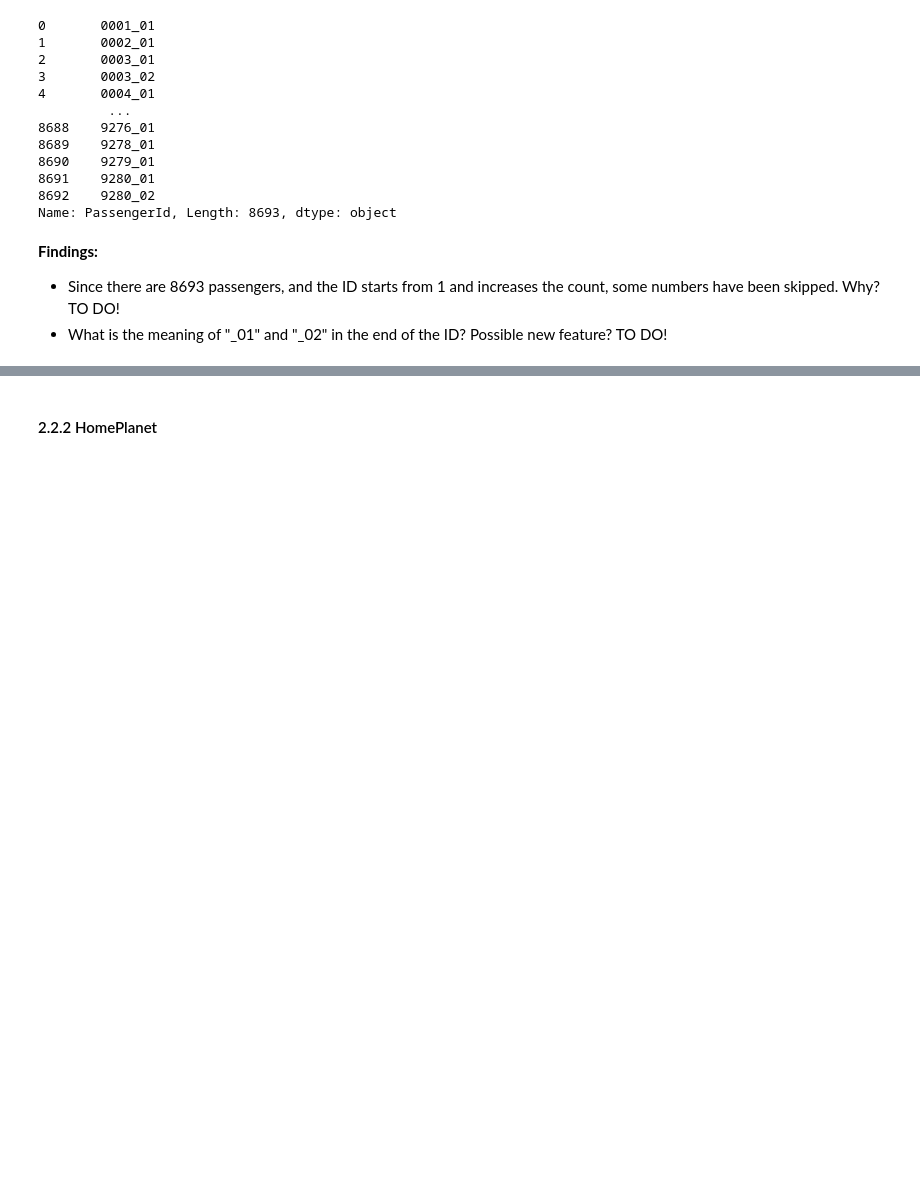
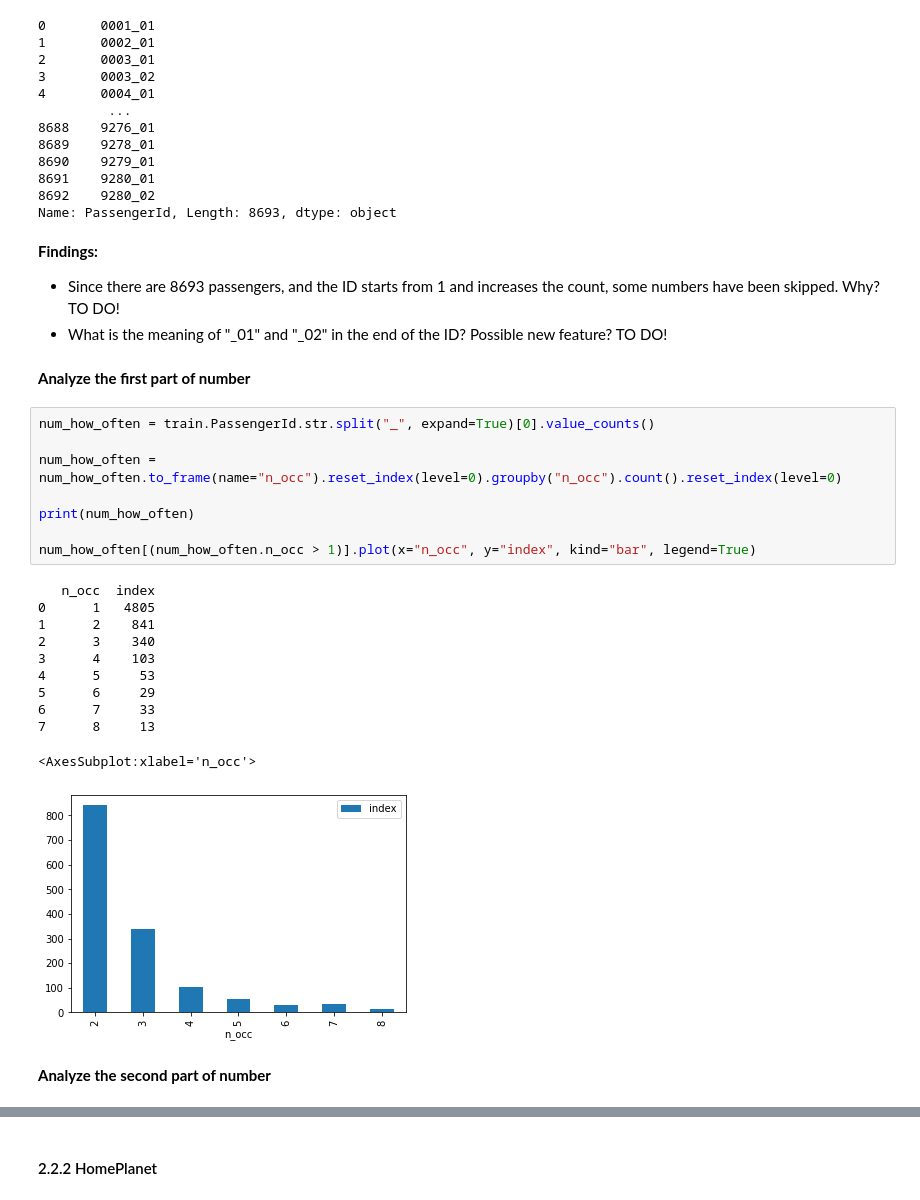
Before and after one commit to PatrickSVM/Spaceship-Titanic-Kaggle-Challenge, a Jupyter notebook: Spaceship_Titanic.ipynb, the cells around one changed output, grey strips where cells are left out. Drawn from its saved outputs; the diff is of its cells as text; blank space fills up the shorter version.

```diff
--- a/Spaceship_Titanic.ipynb
+++ b/Spaceship_Titanic.ipynb
@@ -137,3 +137,27 @@ Name: PassengerId, Length: 8693, dtype: object
 **Findings:**
 - Since there are 8693 passengers, and the ID starts from 1 and increases the count, some numbers have been skipped. Why? TO DO!
 - What is the meaning of "_01" and "_02" in the end of the ID? Possible new feature? TO DO!
+# %% [markdown]
+**Analyze the first part of number**
+# %%
+num_how_often = train.PassengerId.str.split("_", expand=True)[0].value_counts()
+
+num_how_often = num_how_often.to_frame(name="n_occ").reset_index(level=0).groupby("n_occ").count().reset_index(level=0)
+
+print(num_how_often)
+
+num_how_often[(num_how_often.n_occ > 1)].plot(x="n_occ", y="index", kind="bar", legend=True)
+# %% [output]
+   n_occ  index
+0      1   4805
+1      2    841
+2      3    340
+3      4    103
+4      5     53
+5      6     29
+6      7     33
+7      8     13
+<AxesSubplot:xlabel='n_occ'>
+[figure, added]
+# %% [markdown]
+**Analyze the second part of number**
```
Also changed, not shown: parts of 4 cells of this notebook.
